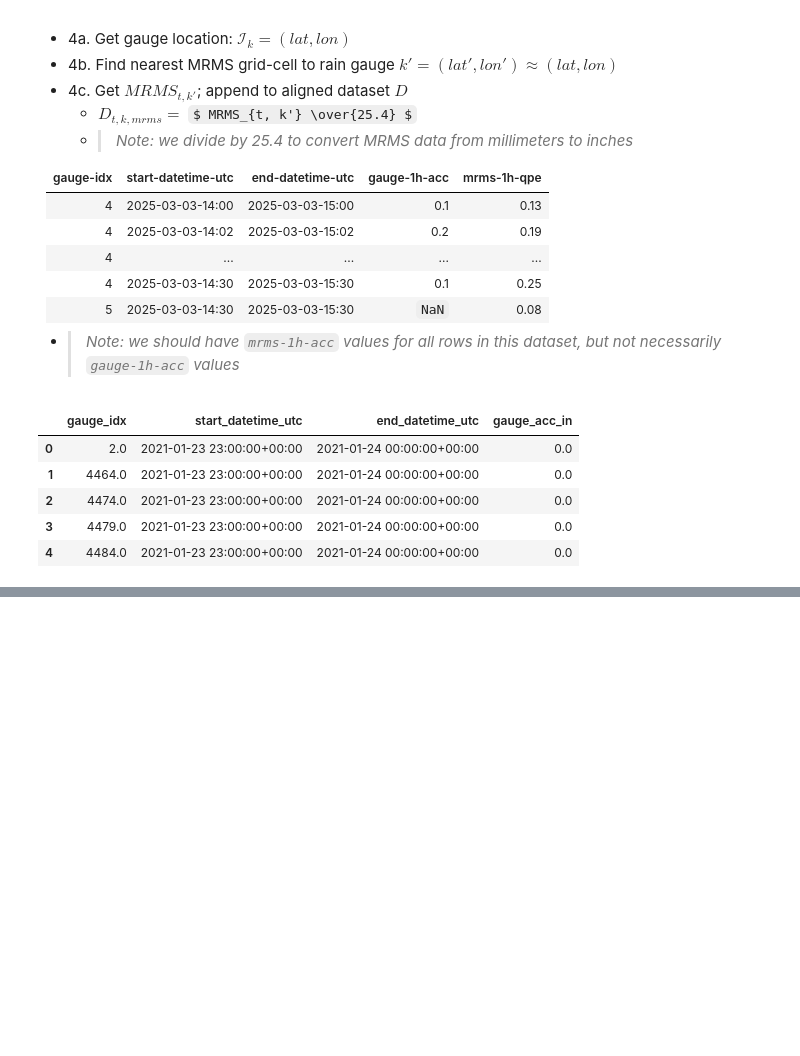
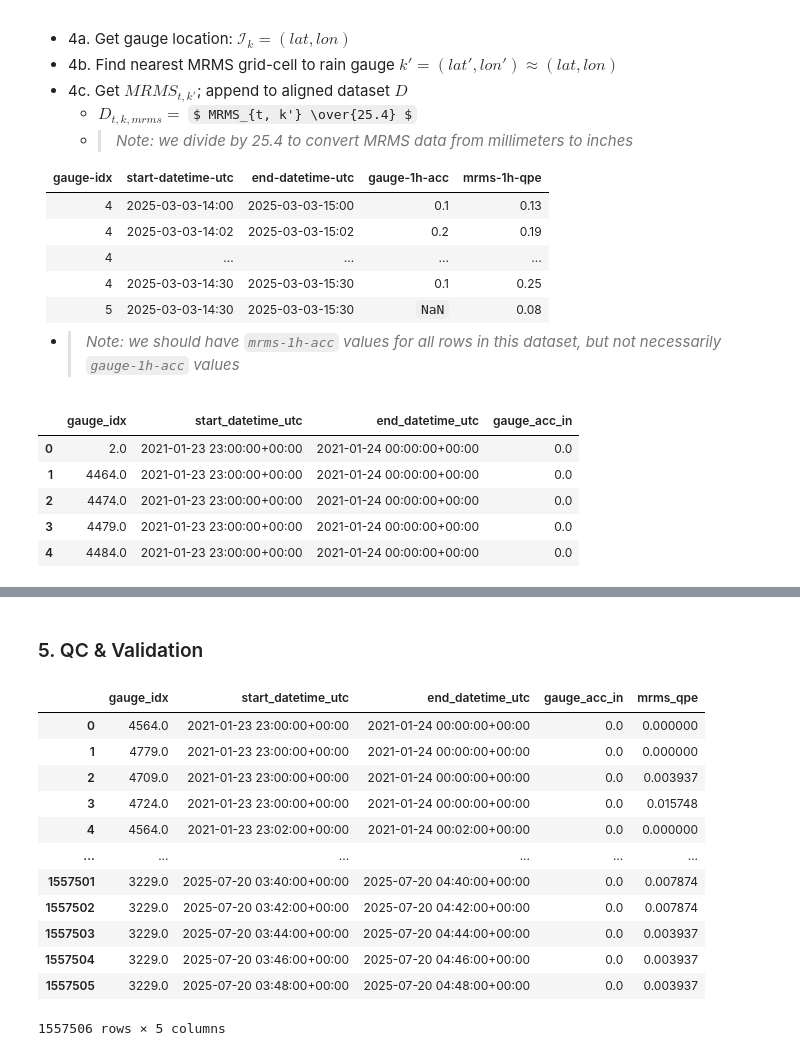
Before and after one commit to leharris3/piml-qpe, a Jupyter notebook: dataset.ipynb, the cells around one changed output, grey strips where cells are left out. Saved outputs shown, nothing was run; the diff lists cells and outputs as text; code cells hidden in the pictures; some formulas as TeX source; blank space fills up the shorter version.

```diff
--- a/dataset.ipynb
+++ b/dataset.ipynb
@@ -576,0 +512,22 @@ for row in tqdm(ckpt_3_df.itertuples(), total=len(ckpt_3_df)):
+# %% [markdown]
+### 5. QC & Validation
+# %%
+import pandas as pd
+
+
+ckpt_4_df = pd.read_csv("data/___checkpoints___/ds_ckpt_4.csv").drop("Unnamed: 0", axis=1)
+ckpt_4_df
+# %% [output]
+|  | gauge_idx | start_datetime_utc | end_datetime_utc | gauge_acc_in | mrms_qpe |
+| 0 | 4564.0 | 2021-01-23 23:00:00+00:00 | 2021-01-24 00:00:00+00:00 | 0.0 | 0.000000 |
+| 1 | 4779.0 | 2021-01-23 23:00:00+00:00 | 2021-01-24 00:00:00+00:00 | 0.0 | 0.000000 |
+| 2 | 4709.0 | 2021-01-23 23:00:00+00:00 | 2021-01-24 00:00:00+00:00 | 0.0 | 0.003937 |
+| 3 | 4724.0 | 2021-01-23 23:00:00+00:00 | 2021-01-24 00:00:00+00:00 | 0.0 | 0.015748 |
+| 4 | 4564.0 | 2021-01-23 23:02:00+00:00 | 2021-01-24 00:02:00+00:00 | 0.0 | 0.000000 |
+| ... | ... | ... | ... | ... | ... |
+| 1557501 | 3229.0 | 2025-07-20 03:40:00+00:00 | 2025-07-20 04:40:00+00:00 | 0.0 | 0.007874 |
+| 1557502 | 3229.0 | 2025-07-20 03:42:00+00:00 | 2025-07-20 04:42:00+00:00 | 0.0 | 0.007874 |
+| 1557503 | 3229.0 | 2025-07-20 03:44:00+00:00 | 2025-07-20 04:44:00+00:00 | 0.0 | 0.003937 |
+| 1557504 | 3229.0 | 2025-07-20 03:46:00+00:00 | 2025-07-20 04:46:00+00:00 | 0.0 | 0.003937 |
+| 1557505 | 3229.0 | 2025-07-20 03:48:00+00:00 | 2025-07-20 04:48:00+00:00 | 0.0 | 0.003937 |
+1557506 rows × 5 columns
```
Also changed, not shown: parts of 5 cells of this notebook, 2 other files.
